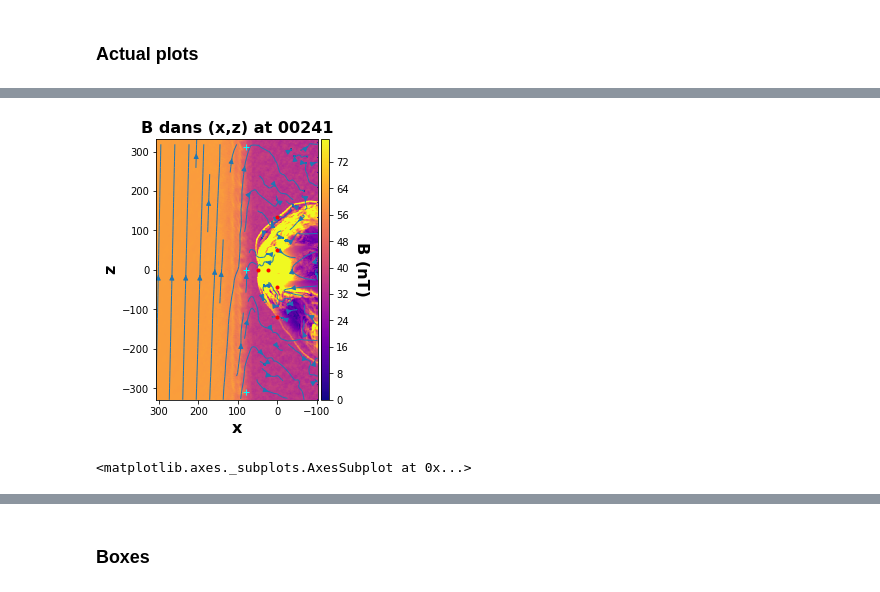
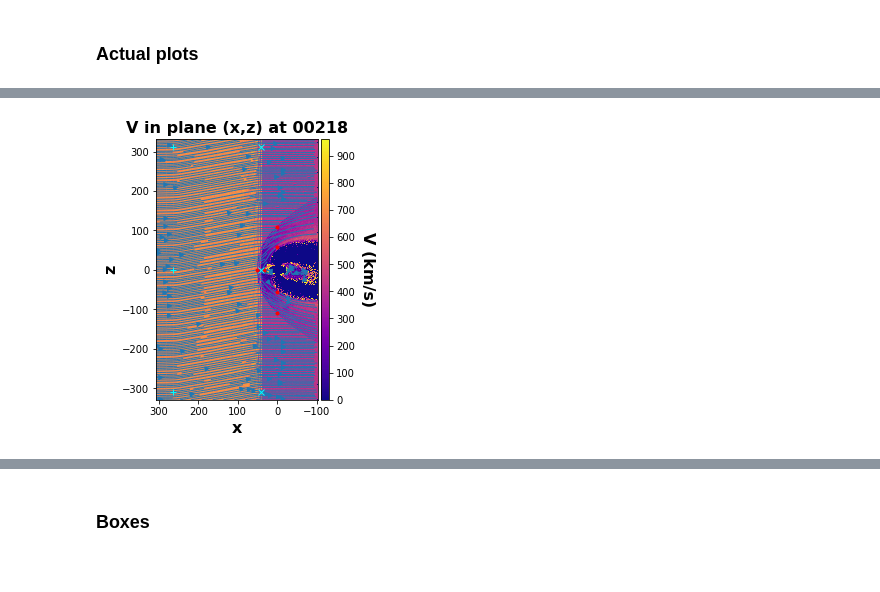
Before and after one commit to cmoissar/Jupyter-Notebooks, a Jupyter notebook: Story_Writer.ipynb, the cells around one changed output, grey strips where cells are left out. Cells and saved outputs as stored; diff of their text form; code cells hidden in the pictures.

```diff
--- a/Story_Writer.ipynb
+++ b/Story_Writer.ipynb
@@ -62,14 +63,18 @@ rcParams["figure.figsize"] = [9.4, 4.8]
 # %%
 run_name = 'RUN_NAME'
 
-loop = LOOP #(LOOP is a boolean)
-time = TIME
+loop = False #LOOP #(LOOP is a boolean)
+time = 218 #TIME
 time = '%05d' % time    # Change the time to string format, needed by functions
 
-filepath = '../ncfiles/'
+### Only for use
+Cluster = 'Occ/'
+run_name = '20_08_09_new_big_one_0/'
+
+filepath = '/data/Lathys/Visualisation/' + Cluster + run_name + 'ncfiles/'
 
 try:
-    date = re.search('w_(.+?)_t', glob.glob(filepath+'Magw*_t'+time+'.nc')[0]).group(1)
+    date = re.search('Magw_(.+?)_t', glob.glob(filepath+'Magw*_t'+time+'.nc')[0]).group(1)
 except (IndexError, AttributeError):
     sys.exit(f"""time_dump {time} does not appear to have data.
              Let us go to the next time_dump""")
@@ -960,13 +987,14 @@ MD.plot_colormap(N[:,:,nz0], f'N dans (x,y) at {time}', r'N (cm$^{-3}$)', 'xy',
 # %%
-mag_B = np.sqrt( Bx[:,ny0,:]**2
-                +By[:,ny0,:]**2
-                +Bz[:,ny0,:]**2 )
+mag_V = np.sqrt( Vx[:,ny0,:]**2
+                +Vy[:,ny0,:]**2
+                +Vz[:,ny0,:]**2 )
 
-MD.plot_colormap(mag_B, f'B dans (x,z) at {time}', 'B (nT)', 'xz',
+np.nan_to_num(mag_V, 0)
+
+magplot = MD.plot_colormap(mag_V, title = f'V in plane (x,z) at {time}', label = 'V (km/s)', plane = 'xz',
                  ratio_max_to_med = 1.4, with_dots = True, normales = None, loop = loop,
                  save_dir = storing_directory, t_label = time_label,
-                 zoom = zoom, density = 1.5,
-                 streamplot = True, Bx = Bx[:,ny0,:], Bj = Bz[:,ny0,:])
+                 zoom = zoom, density = 5.5,
+                 streamplot = True, Bx = Vx[:,ny0,:], Bj = Vz[:,ny0,:])
 # %% [output]
-[figure, old version]
+[figure, new version]
-<matplotlib.axes._subplots.AxesSubplot at 0x...>
```
Also changed, not shown: parts of 47 cells of this notebook, 4 other files.
